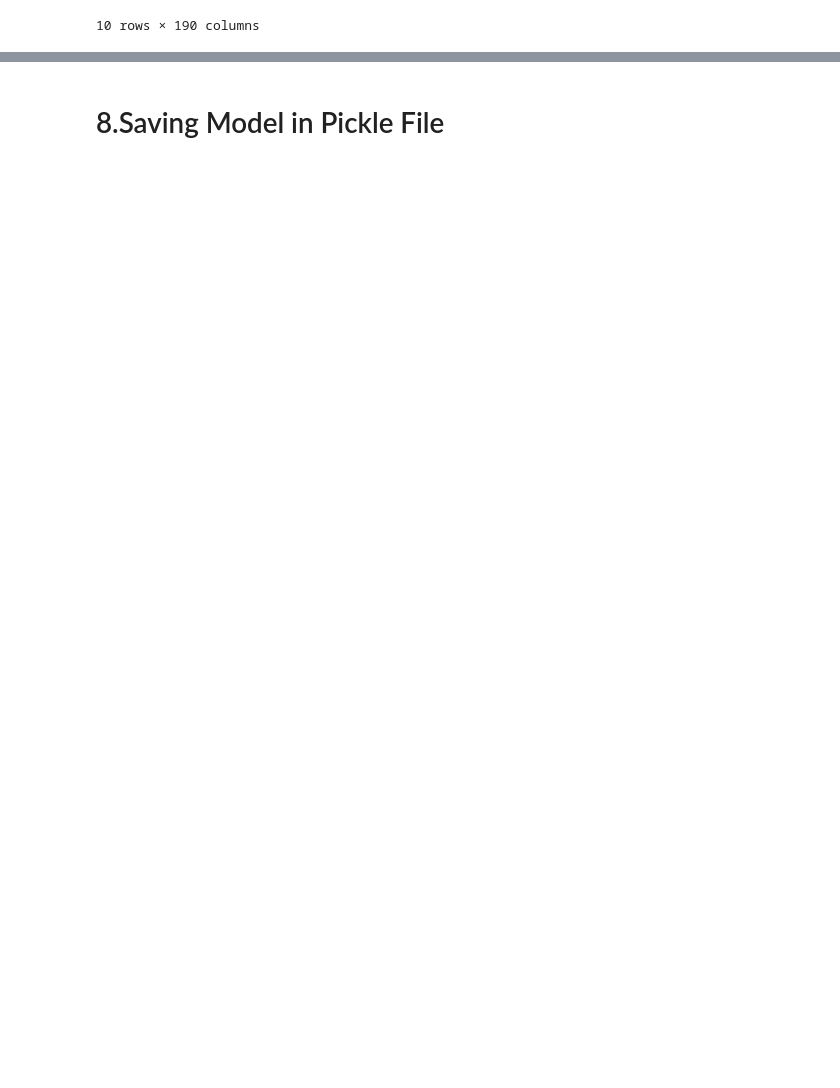
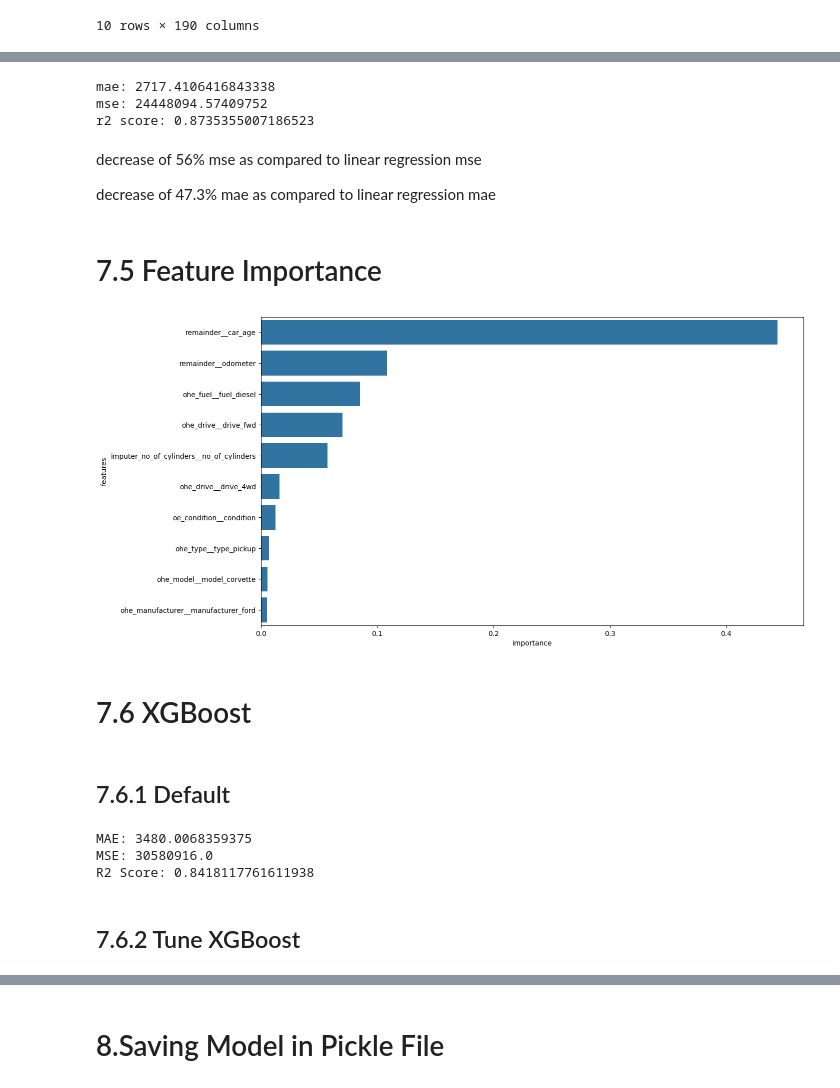
Before and after one commit to HARSHIDS-4/AutoWorthAI, a Jupyter notebook: model/Car Price Predictor.ipynb, the cells around one changed output, grey strips where cells are left out. Cells and saved outputs as stored; diff of their text form; code cells hidden in the pictures; blank space fills up the shorter version.

```diff
--- a/model/Car Price Predictor.ipynb
+++ b/model/Car Price Predictor.ipynb
@@ -791,0 +799,2 @@ R2 Score: 0.713748648948644
+# %%
+pipe_rf.fit(X_train,Y_train)
@@ -791,0 +821,3 @@ R2 Score: 0.713748648948644
+# %%
+X_train_rf_features=pipe_rf.named_steps['null_values_encoding'].get_feature_names_out()
+X_train_rf_features.shape
@@ -791,0 +843,65 @@ R2 Score: 0.713748648948644
+# %%
+predict_rf= pipe_rf.predict(X_test)
+
+mse = mean_squared_error(Y_test,predict_rf)
+mae = mean_absolute_error(Y_test,predict_rf)
+r2 = r2_score(Y_test,predict_rf)
+print("mae:",mae)
+print("mse:",mse)
+print("r2 score:",r2)
+# %% [output]
+mae: 2717.4106416843338
+mse: 24448094.57409752
+r2 score: 0.8735355007186523
+# %% [markdown]
+ decrease of 56% mse as compared to linear regression mse
+
+ decrease of 47.3% mae as compared to linear regression mae
+# %% [markdown]
+# 7.5 Feature Importance
+# %%
+importance= pipe_rf.named_steps['Random_forest'].feature_importances_
+# %%
+feature_importance=pd.DataFrame( {
+    'features': X_train_rf_features ,
+    'importance' : importance
+}).sort_values(ascending=False,by='importance')
+top10 = feature_importance.head(10)
+# %%
+plt.figure(figsize=(14,8))
+sns.barplot(x='importance',y='features',data=top10)
+plt.show()
+# %% [output]
+[figure, added]
+# %% [markdown]
+# 7.6 XGBoost
+# %% [markdown]
+## 7.6.1 Default
+# %%
+
+
+xgb = XGBRegressor(n_estimators=100, random_state=42, n_jobs=-1)
+
+pipe_xgb = Pipeline([
+    ("null_values_encoding", null_values_encoding),
+    ("XGBoost", xgb)
+])
+
+pipe_xgb.fit(X_train, Y_train)
+
+# Evaluation
+predict_xgb = pipe_xgb.predict(X_test)
+
+mse = mean_squared_error(Y_test, predict_xgb)
+mae = mean_absolute_error(Y_test, predict_xgb)
+r2 = r2_score(Y_test, predict_xgb)
+
+print("MAE:", mae)
+print("MSE:", mse)
+print("R2 Score:", r2)
+# %% [output]
+MAE: 3480.0068359375
+MSE: 30580916.0
+R2 Score: 0.8418117761611938
+# %% [markdown]
+## 7.6.2 Tune XGBoost
```
Also changed, not shown: parts of 23 cells of this notebook.
